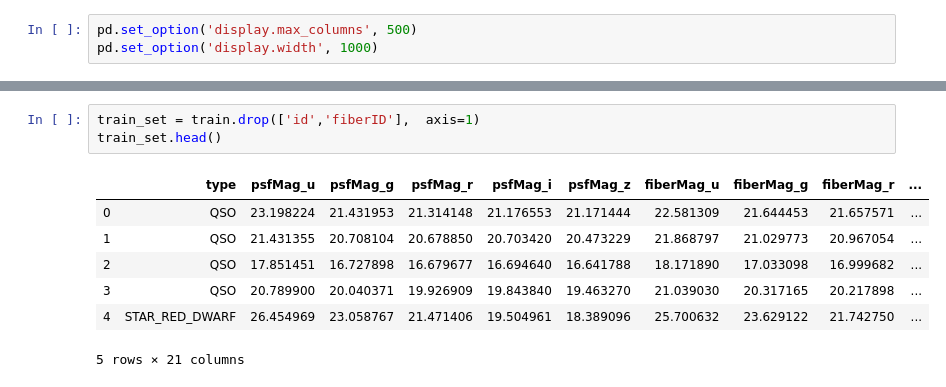
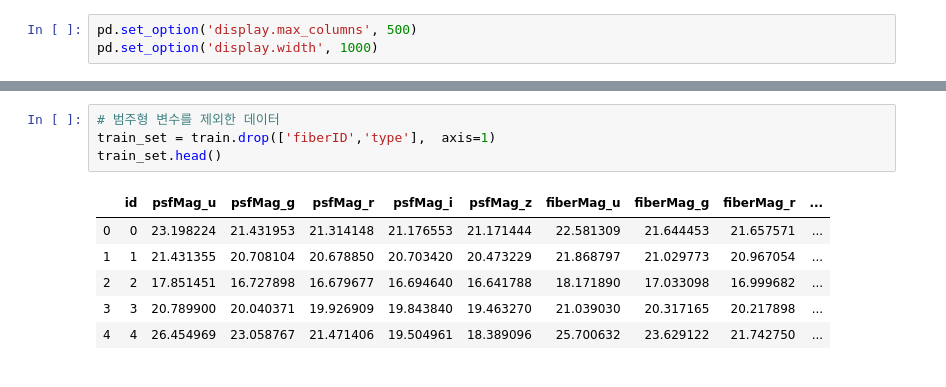
Before and after one commit to idjoopal/MLFW_study, a Jupyter notebook: Dacon/classification_universe.ipynb, the cells around one changed output, grey strips where cells are left out. Drawn from its saved outputs; the diff is of its cells as text.

```diff
--- a/Dacon/classification_universe.ipynb
+++ b/Dacon/classification_universe.ipynb
@@ -46,12 +36,12 @@ X = train[['fiberID', 'psfMag_u', 'psfMag_g', 'psfMag_r', 'psfMag_i', 'psfMag_z'
 # %%
-train_set = train.drop(['id','fiberID'],  axis=1)
+# 범주형 변수를 제외한 데이터
+train_set = train.drop(['fiberID','type'],  axis=1)
 train_set.head()
 # %% [output]
-|  | type | psfMag_u | psfMag_g | psfMag_r | psfMag_i | psfMag_z | fiberMag_u | fiberMag_g | fiberMag_r | ... |
-| 0 | QSO | 23.198224 | 21.431953 | 21.314148 | 21.176553 | 21.171444 | 22.581309 | 21.644453 | 21.657571 | ... |
-| 1 | QSO | 21.431355 | 20.708104 | 20.678850 | 20.703420 | 20.473229 | 21.868797 | 21.029773 | 20.967054 | ... |
-| 2 | QSO | 17.851451 | 16.727898 | 16.679677 | 16.694640 | 16.641788 | 18.171890 | 17.033098 | 16.999682 | ... |
-| 3 | QSO | 20.789900 | 20.040371 | 19.926909 | 19.843840 | 19.463270 | 21.039030 | 20.317165 | 20.217898 | ... |
-| 4 | STAR_RED_DWARF | 26.454969 | 23.058767 | 21.471406 | 19.504961 | 18.389096 | 25.700632 | 23.629122 | 21.742750 | ... |
+|  | id | psfMag_u | psfMag_g | psfMag_r | psfMag_i | psfMag_z | fiberMag_u | fiberMag_g | fiberMag_r | ... |
+| 0 | 0 | 23.198224 | 21.431953 | 21.314148 | 21.176553 | 21.171444 | 22.581309 | 21.644453 | 21.657571 | ... |
+| 1 | 1 | 21.431355 | 20.708104 | 20.678850 | 20.703420 | 20.473229 | 21.868797 | 21.029773 | 20.967054 | ... |
+| 2 | 2 | 17.851451 | 16.727898 | 16.679677 | 16.694640 | 16.641788 | 18.171890 | 17.033098 | 16.999682 | ... |
+| 3 | 3 | 20.789900 | 20.040371 | 19.926909 | 19.843840 | 19.463270 | 21.039030 | 20.317165 | 20.217898 | ... |
+| 4 | 4 | 26.454969 | 23.058767 | 21.471406 | 19.504961 | 18.389096 | 25.700632 | 23.629122 | 21.742750 | ... |
-5 rows × 21 columns
 # %%
```
Also changed, not shown: parts of 18 cells of this notebook.
